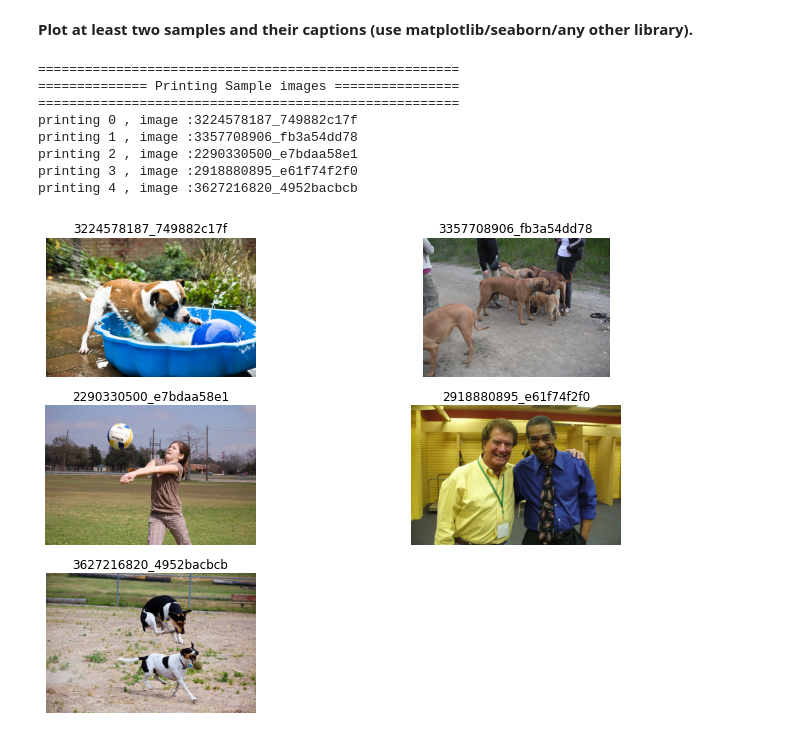
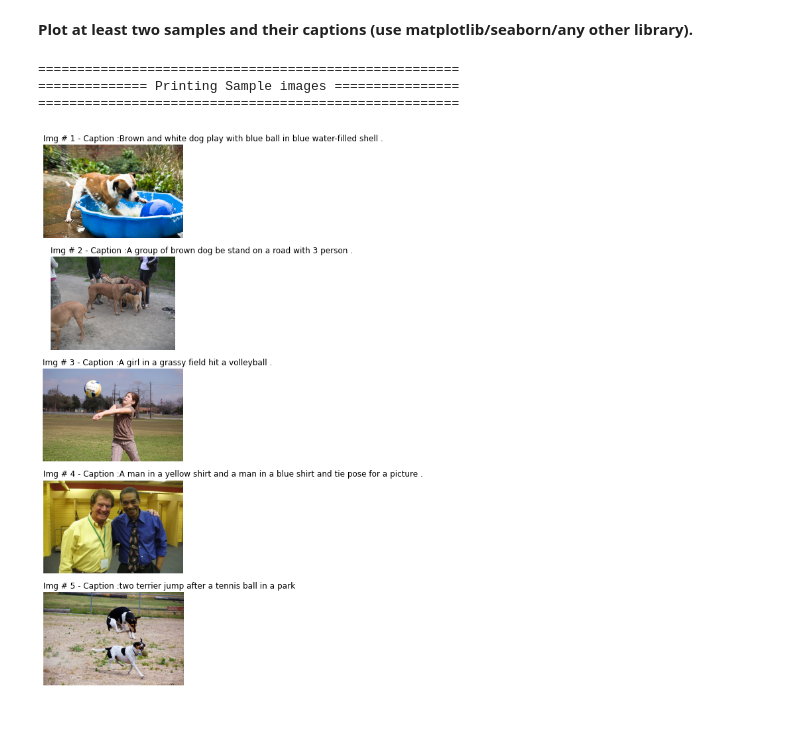
Before and after one commit to ankygupta9999/image-caption-generator, a Jupyter notebook: DL_Assignment2.ipynb, the cells around one changed output. Drawn from its saved outputs; the diff is of its cells as text; code cells hidden in the pictures.

```diff
--- a/DL_Assignment2.ipynb
+++ b/DL_Assignment2.ipynb
@@ -131,7 +131,7 @@ import cv2
 import matplotlib.pyplot as plt
 import matplotlib.image as mpimg
 # %%
-def print_sample_imgs(img_dir, pics, nrows, ncols, nimages):
+def print_sample_imgs(img_dir, pics, nrows, ncols, nimages, df):
   nrows = nrows
   ncols = ncols
 
@@ -147,12 +147,13 @@ def print_sample_imgs(img_dir, pics, nrows, ncols, nimages):
   j = 1
   for i, img_nm in enumerate(pics):
     if i < nimages:
+      # print ("printing {} , image :{}".format(i, img_nm))
+      caption = list(df[df['img_nm'] == img_nm]['img_caption'])[0]
       just_img_nm = img_nm.split(sep='.')[0]
-      # print ("printing {} , image :{}".format(i, just_img_nm))
       # Set up subplot; subplot indices start at 1
       sp = plt.subplot(nrows, ncols, j)
       sp.axis('Off') # Don't show axes (or gridlines)
-      sp.set_title(just_img_nm)
+      sp.set_title("Img # "+ str(i+1) + " - Caption :" +caption, loc='left')
       raw_img_nm = img_dir + '/' + img_nm
       img = mpimg.imread(raw_img_nm)
       plt.imshow(img)
@@ -164,14 +165,9 @@ def print_sample_imgs(img_dir, pics, nrows, ncols, nimages):
 # %% [markdown]
 **Plot at least two samples and their captions (use matplotlib/seaborn/any other library).**
 # %%
-print_sample_imgs(IMAGE_DATA_FOLDER, os.listdir(IMAGE_DATA_FOLDER), 6, 2, 5)
+print_sample_imgs(IMAGE_DATA_FOLDER, os.listdir(IMAGE_DATA_FOLDER), nrows=5, ncols=1, nimages=5, df=raw_df)
 # %% [output]
 ======================================================
 ============== Printing Sample images ================
 ======================================================
-printing 0 , image :3224578187_749882c17f
-printing 1 , image :3357708906_fb3a54dd78
-printing 2 , image :2290330500_e7bdaa58e1
-printing 3 , image :2918880895_e61f74f2f0
-printing 4 , image :3627216820_4952bacbcb
-[figure, old version]
+[figure, new version]
```
